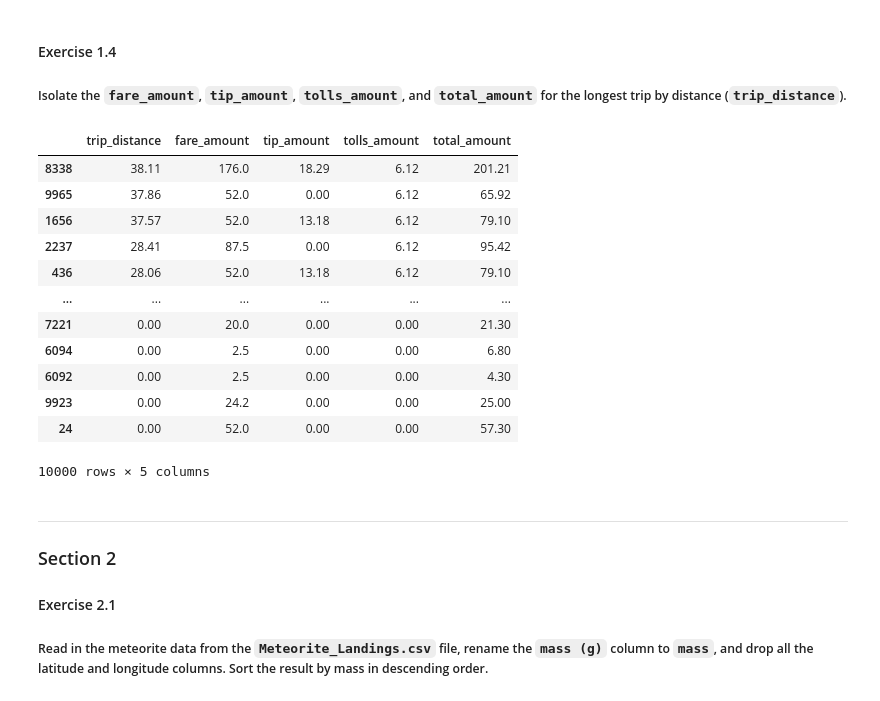
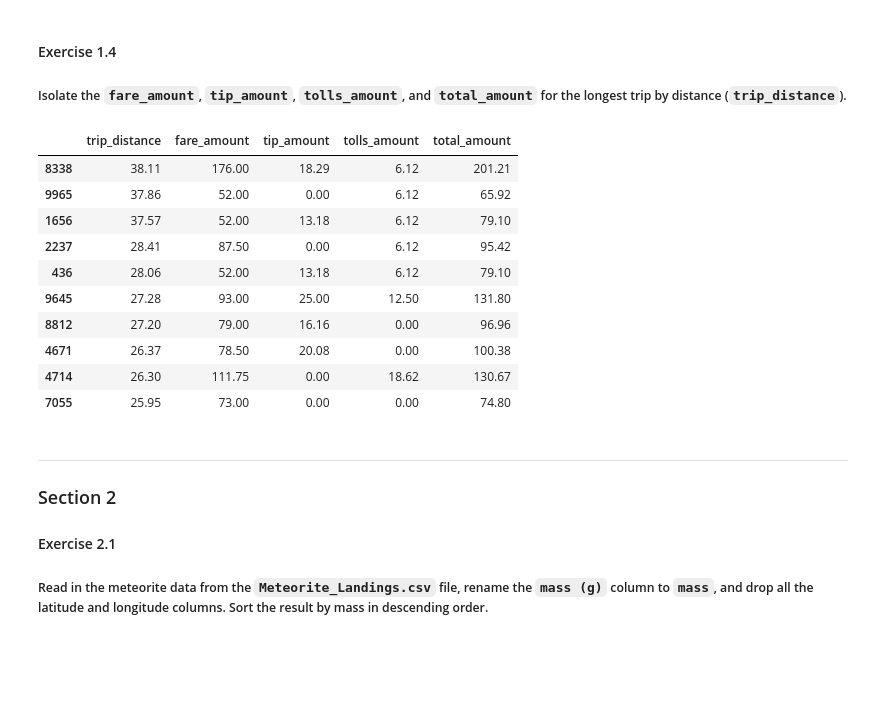
Before and after one commit to mycycler22/pandas-workshop, a Jupyter notebook: notebooks/workbook.ipynb, the cells around one changed output. Cells and saved outputs as stored; diff of their text form; code cells hidden in the pictures; blank space fills up the shorter version.

```diff
--- a/notebooks/workbook.ipynb
+++ b/notebooks/workbook.ipynb
@@ -99,25 +99,25 @@ taxis['total_amount'].max()
 # %%
 taxis[['fare_amount', 'tip_amount', 'tolls_amount', 'total_amount', 'trip_distance']]
 
 
 new_frame = taxis.sort_values('trip_distance', ascending = False)
 
 
-new_frame[['trip_distance','fare_amount', 'tip_amount', 'tolls_amount', 'total_amount']]
+trip_frame = new_frame[['trip_distance','fare_amount', 'tip_amount', 'tolls_amount', 'total_amount']]
+
+trip_frame.head(10)
 # %% [output]
 |  | trip_distance | fare_amount | tip_amount | tolls_amount | total_amount |
-| 8338 | 38.11 | 176.0 | 18.29 | 6.12 | 201.21 |
-| 9965 | 37.86 | 52.0 | 0.00 | 6.12 | 65.92 |
-| 1656 | 37.57 | 52.0 | 13.18 | 6.12 | 79.10 |
-| 2237 | 28.41 | 87.5 | 0.00 | 6.12 | 95.42 |
-| 436 | 28.06 | 52.0 | 13.18 | 6.12 | 79.10 |
-| ... | ... | ... | ... | ... | ... |
-| 7221 | 0.00 | 20.0 | 0.00 | 0.00 | 21.30 |
-| 6094 | 0.00 | 2.5 | 0.00 | 0.00 | 6.80 |
-| 6092 | 0.00 | 2.5 | 0.00 | 0.00 | 4.30 |
-| 9923 | 0.00 | 24.2 | 0.00 | 0.00 | 25.00 |
-| 24 | 0.00 | 52.0 | 0.00 | 0.00 | 57.30 |
+| 8338 | 38.11 | 176.00 | 18.29 | 6.12 | 201.21 |
+| 9965 | 37.86 | 52.00 | 0.00 | 6.12 | 65.92 |
+| 1656 | 37.57 | 52.00 | 13.18 | 6.12 | 79.10 |
+| 2237 | 28.41 | 87.50 | 0.00 | 6.12 | 95.42 |
+| 436 | 28.06 | 52.00 | 13.18 | 6.12 | 79.10 |
+| 9645 | 27.28 | 93.00 | 25.00 | 12.50 | 131.80 |
+| 8812 | 27.20 | 79.00 | 16.16 | 0.00 | 96.96 |
+| 4671 | 26.37 | 78.50 | 20.08 | 0.00 | 100.38 |
+| 4714 | 26.30 | 111.75 | 0.00 | 18.62 | 130.67 |
+| 7055 | 25.95 | 73.00 | 0.00 | 0.00 | 74.80 |
-10000 rows × 5 columns
 # %% [markdown]
 ---
 
```
